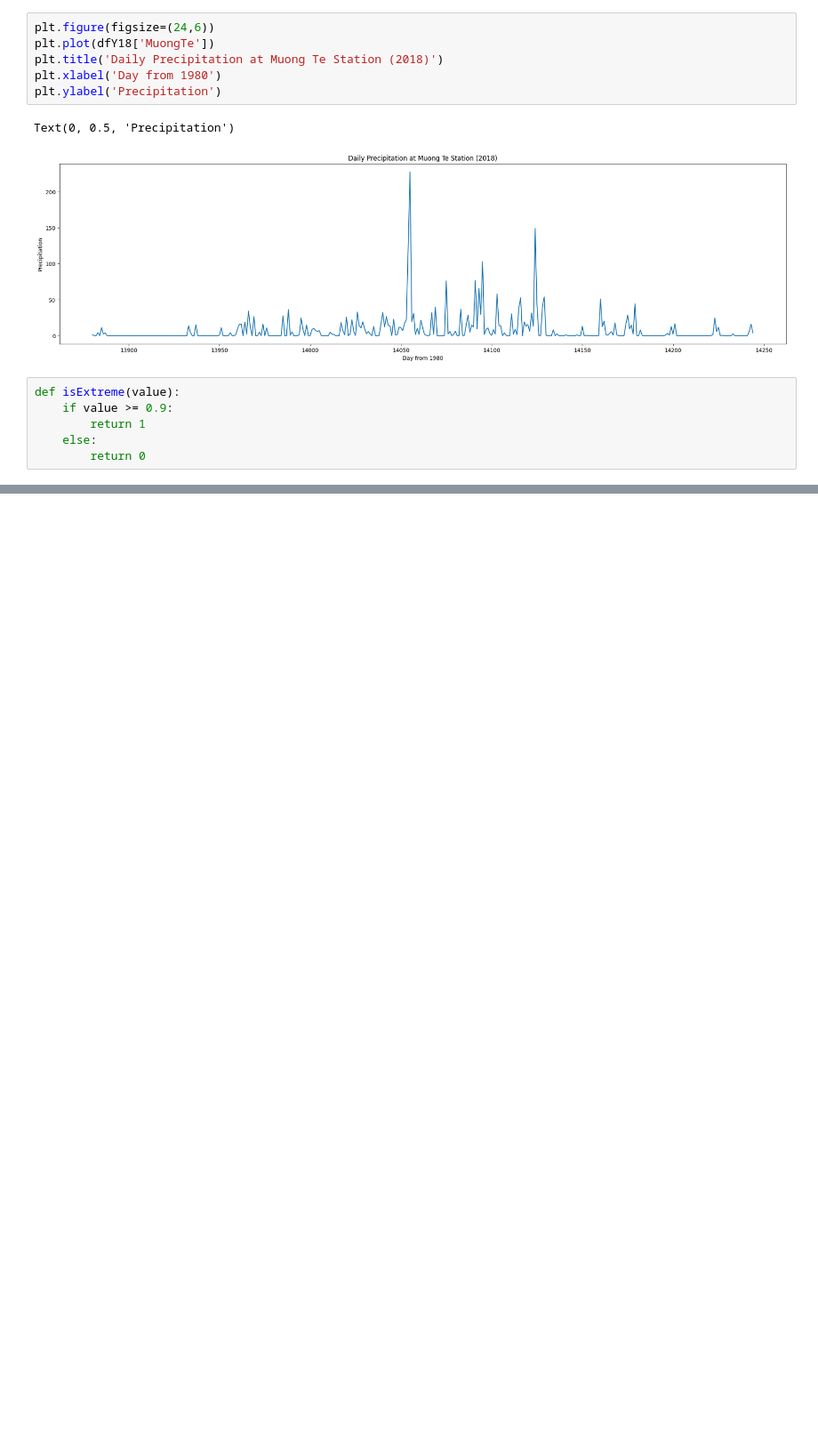
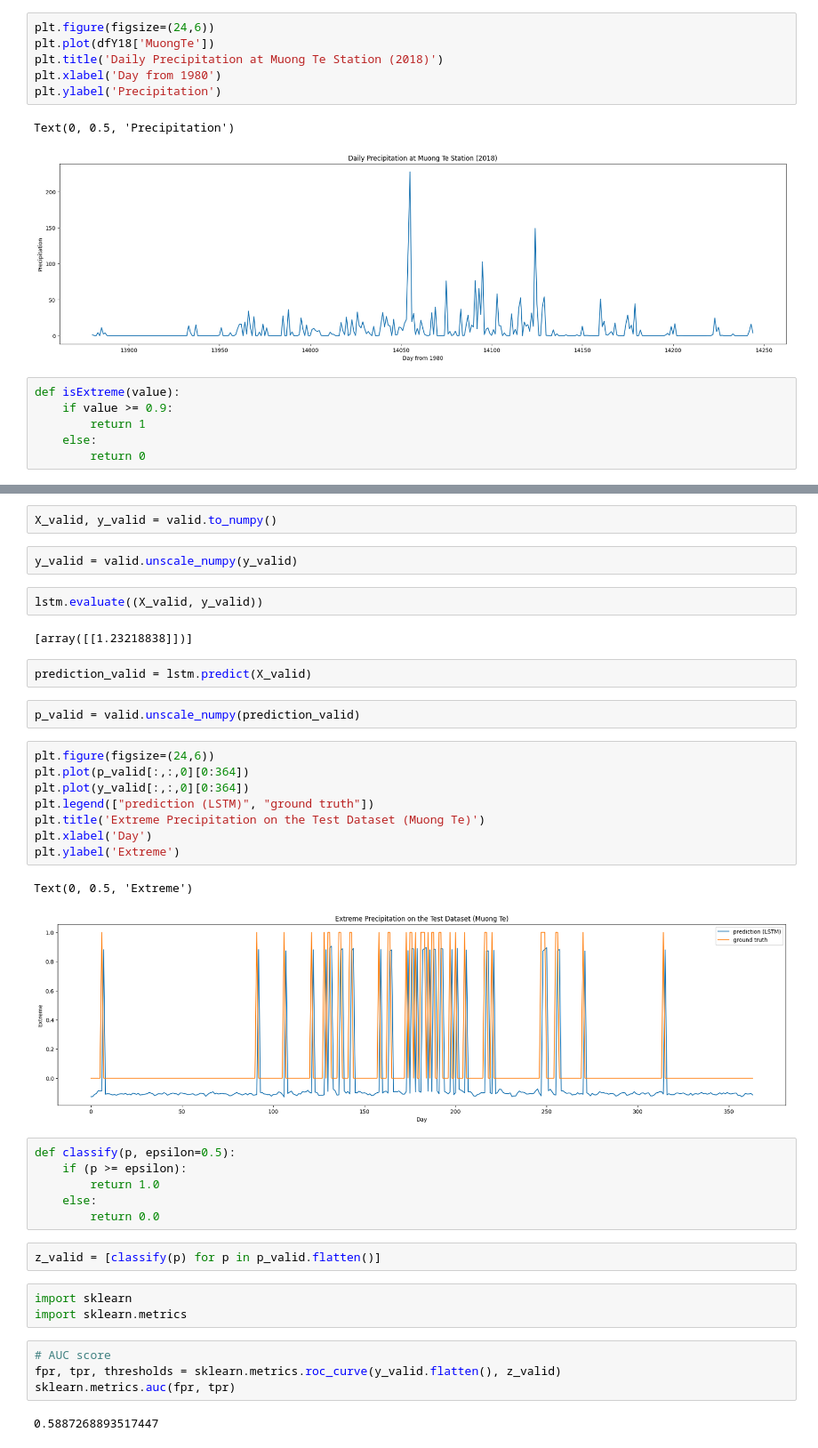
Before and after one commit to phuonglh/vlp, a Jupyter notebook: s2s/src/main/python/extreme.ipynb, the cells around one changed output, grey strips where cells are left out. Shown at 89% size. Drawn from its saved outputs; the diff is of its cells as text; blank space fills up the shorter version.

```diff
--- a/s2s/src/main/python/extreme.ipynb
+++ b/s2s/src/main/python/extreme.ipynb
@@ -188,0 +239,40 @@ sum(y18) # number of days with extreme >= 90%
+# %%
+X_valid, y_valid = valid.to_numpy()
+# %%
+y_valid = valid.unscale_numpy(y_valid)
+# %%
+lstm.evaluate((X_valid, y_valid))
+# %% [output]
+[array([[1.23218838]])]
+# %%
+prediction_valid = lstm.predict(X_valid)
+# %%
+p_valid = valid.unscale_numpy(prediction_valid)
+# %%
+plt.figure(figsize=(24,6))
+plt.plot(p_valid[:,:,0][0:364])
+plt.plot(y_valid[:,:,0][0:364])
+plt.legend(["prediction (LSTM)", "ground truth"])
+plt.title('Extreme Precipitation on the Test Dataset (Muong Te)')
+plt.xlabel('Day')
+plt.ylabel('Extreme')
+# %% [output]
+Text(0, 0.5, 'Extreme')
+[figure, added]
+# %%
+def classify(p, epsilon=0.5):
+    if (p >= epsilon):
+        return 1.0
+    else:
+        return 0.0
+# %%
+z_valid = [classify(p) for p in p_valid.flatten()]
+# %%
+import sklearn
+import sklearn.metrics
+# %%
+# AUC score
+fpr, tpr, thresholds = sklearn.metrics.roc_curve(y_valid.flatten(), z_valid)
+sklearn.metrics.auc(fpr, tpr)
+# %% [output]
+0.5887268893517447
```
Also changed, not shown: parts of 52 cells of this notebook.
